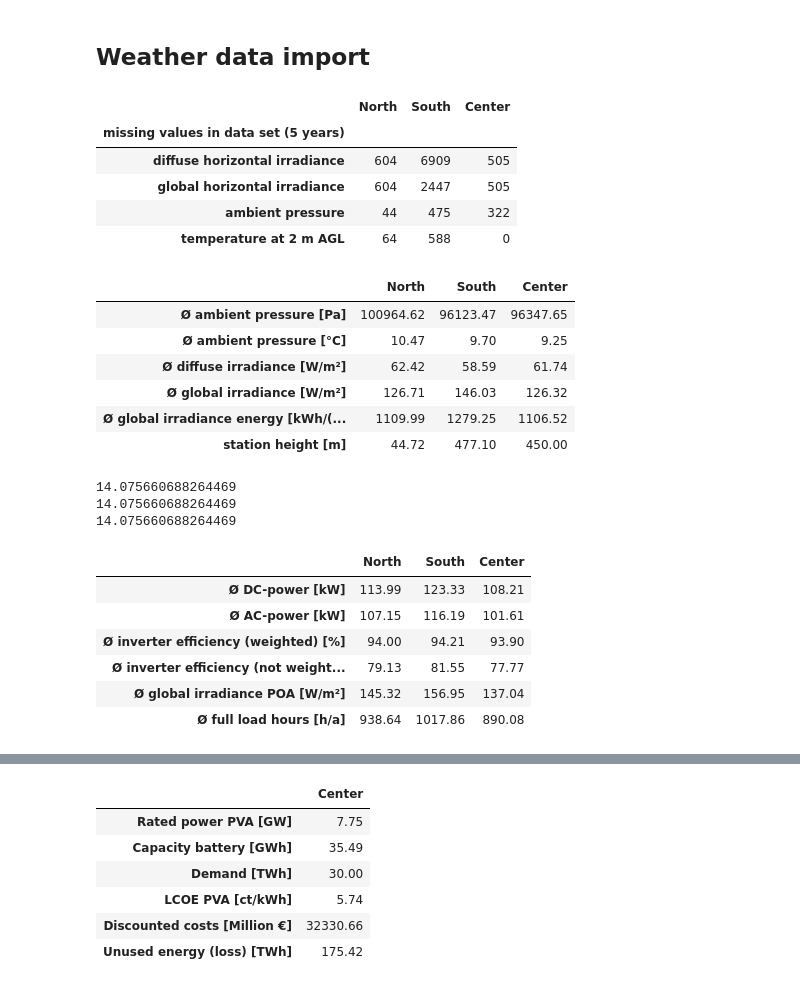
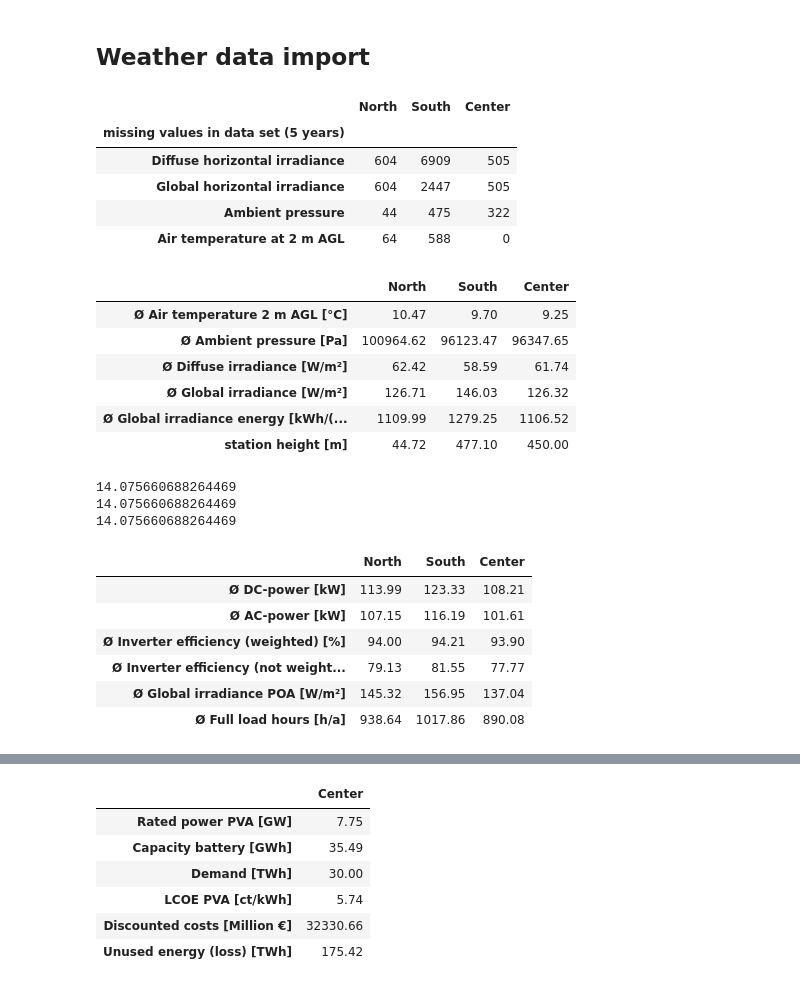
Before and after one commit to Lakim17/SERTS, a Jupyter notebook: pv_batt_opt.ipynb, the cells around one changed output, grey strips where cells are left out. Drawn from its saved outputs; the diff is of its cells as text; code cells hidden in the pictures.

```diff
--- a/pv_batt_opt.ipynb
+++ b/pv_batt_opt.ipynb
@@ -162,20 +162,20 @@ for i, df_location in enumerate(list_df_location): # iteration through all locat
 # vizualisation for missing values in the weather data sets
 df_error = pd.DataFrame(dict_error)
 df_error = df_error.rename(index={
-    "DS_10": "diffuse horizontal irradiance",
-    "GS_10": "global horizontal irradiance",
-    "PP_10": "ambient pressure",
-    "TT_10": "temperature at 2 m AGL" # above ground level
+    "DS_10": "Diffuse horizontal irradiance",
+    "GS_10": "Global horizontal irradiance",
+    "PP_10": "Ambient pressure",
+    "TT_10": "Air temperature at 2 m AGL" # above ground level
 })
 df_error.index.name = "missing values in data set (5 years)"
 display(df_error)
 # %% [output]
 |  | North | South | Center |
 | missing values in data set (5 years) |  |  |  |
-| diffuse horizontal irradiance | 604 | 6909 | 505 |
-| global horizontal irradiance | 604 | 2447 | 505 |
-| ambient pressure | 44 | 475 | 322 |
-| temperature at 2 m AGL | 64 | 588 | 0 |
+| Diffuse horizontal irradiance | 604 | 6909 | 505 |
+| Global horizontal irradiance | 604 | 2447 | 505 |
+| Ambient pressure | 44 | 475 | 322 |
+| Air temperature at 2 m AGL | 64 | 588 | 0 |
 # %%
 # -- checking for missing values for certainty (as comment, so that process doen't need to be done in every run)
 # for i, df in enumerate(list_df_location):
@@ -186,35 +186,35 @@ display(df_error)
 # %%
 # -- 4 year average of the weather data
 dict_weather_mean = {}
 list_weather_columns = []
 
 for i, df in enumerate(list_df_location):
     dict_colnames_weather_temp = {}
     list_weather_columns = [colname for colname in df.columns]
     for colname in df.columns:
         dict_colnames_weather_temp[colname] = float(round(df[colname].mean(), 2))
     dict_weather_mean[list_str_location[i]] = dict_colnames_weather_temp
 
 df_weather_mean = pd.DataFrame(data=dict_weather_mean)
 df_weather_mean = df_weather_mean.rename(index={
-    "dhi": "Ø diffuse irradiance [W/m²]",
-    "ghi": "Ø global irradiance [W/m²]",
-    "pressure": "Ø ambient pressure [Pa]",
-    "Ø global irradiance [kWh/(m²a)]": "Ø global irradiance energy [kWh/(m²a)]",
-	"temp_air": "Ø ambient pressure [°C]"
+    "dhi": "Ø Diffuse irradiance [W/m²]",
+    "ghi": "Ø Global irradiance [W/m²]",
+    "pressure": "Ø Ambient pressure [Pa]",
+    "Ø global irradiance [kWh/(m²a)]": "Ø Global irradiance energy [kWh/(m²a)]",
+	"temp_air": "Ø Air temperature 2 m AGL [°C]"
 }).sort_index()
 
 series_heights_station = pd.Series(list_heights_station, name="station height [m]", index=df_weather_mean.columns)
 df_weather_mean = pd.concat((df_weather_mean.T, series_heights_station), axis=1).T
 
 df_weather_mean
 # %% [output]
 |  | North | South | Center |
-| Ø ambient pressure [Pa] | 100964.62 | 96123.47 | 96347.65 |
-| Ø ambient pressure [°C] | 10.47 | 9.70 | 9.25 |
-| Ø diffuse irradiance [W/m²] | 62.42 | 58.59 | 61.74 |
-| Ø global irradiance [W/m²] | 126.71 | 146.03 | 126.32 |
-| Ø global irradiance energy [kWh/(... | 1109.99 | 1279.25 | 1106.52 |
+| Ø Air temperature 2 m AGL [°C] | 10.47 | 9.70 | 9.25 |
+| Ø Ambient pressure [Pa] | 100964.62 | 96123.47 | 96347.65 |
+| Ø Diffuse irradiance [W/m²] | 62.42 | 58.59 | 61.74 |
+| Ø Global irradiance [W/m²] | 126.71 | 146.03 | 126.32 |
+| Ø Global irradiance energy [kWh/(... | 1109.99 | 1279.25 | 1106.52 |
 | station height [m] | 44.72 | 477.10 | 450.00 |
 # %%
 # -- model for calculating PV array generation data
@@ -290,10 +290,10 @@ for i, df in enumerate(list_df_location): # i is an index, where 0=north, 1=sout
     dict_pva_temp = {
         "Ø DC-power [kW]": (dc_power / 1_000),
         "Ø AC-power [kW]": (P_pva_scalable.mean() / 1_000),
-        "Ø inverter efficiency (weighted) [%]": inverter_efficiency_weighted_percent,
-        "Ø inverter efficiency (not weighted) [%]": inverter_efficiency_unweighted_percent,
-        "Ø global irradiance POA [W/m²]": effective_irradiance, # POA = plane of array
-        "Ø full load hours [h/a]": ((P_pva_scalable.mean() / 1_000_000 ) * 8760)
+        "Ø Inverter efficiency (weighted) [%]": inverter_efficiency_weighted_percent,
+        "Ø Inverter efficiency (not weighted) [%]": inverter_efficiency_unweighted_percent,
+        "Ø Global irradiance POA [W/m²]": effective_irradiance, # POA = plane of array
+        "Ø Full load hours [h/a]": ((P_pva_scalable.mean() / 1_000_000 ) * 8760)
     }
     dict_pva[list_str_location[i]] = dict_pva_temp
 df_pva = pd.DataFrame(dict_pva)
@@ -305,10 +305,10 @@ display(df_pva.round(2))
 |  | North | South | Center |
 | Ø DC-power [kW] | 113.99 | 123.33 | 108.21 |
 | Ø AC-power [kW] | 107.15 | 116.19 | 101.61 |
-| Ø inverter efficiency (weighted) [%] | 94.00 | 94.21 | 93.90 |
-| Ø inverter efficiency (not weight... | 79.13 | 81.55 | 77.77 |
-| Ø global irradiance POA [W/m²] | 145.32 | 156.95 | 137.04 |
-| Ø full load hours [h/a] | 938.64 | 1017.86 | 890.08 |
+| Ø Inverter efficiency (weighted) [%] | 94.00 | 94.21 | 93.90 |
+| Ø Inverter efficiency (not weight... | 79.13 | 81.55 | 77.77 |
+| Ø Global irradiance POA [W/m²] | 145.32 | 156.95 | 137.04 |
+| Ø Full load hours [h/a] | 938.64 | 1017.86 | 890.08 |
 # %%
 # -- periodally repeat data frame to have 30 years (life span of pv-system in frauenhofer calculation)
 for i, df in enumerate(list_df_location):
```
Also changed, not shown: parts of 1 cell of this notebook, 1 other file.
